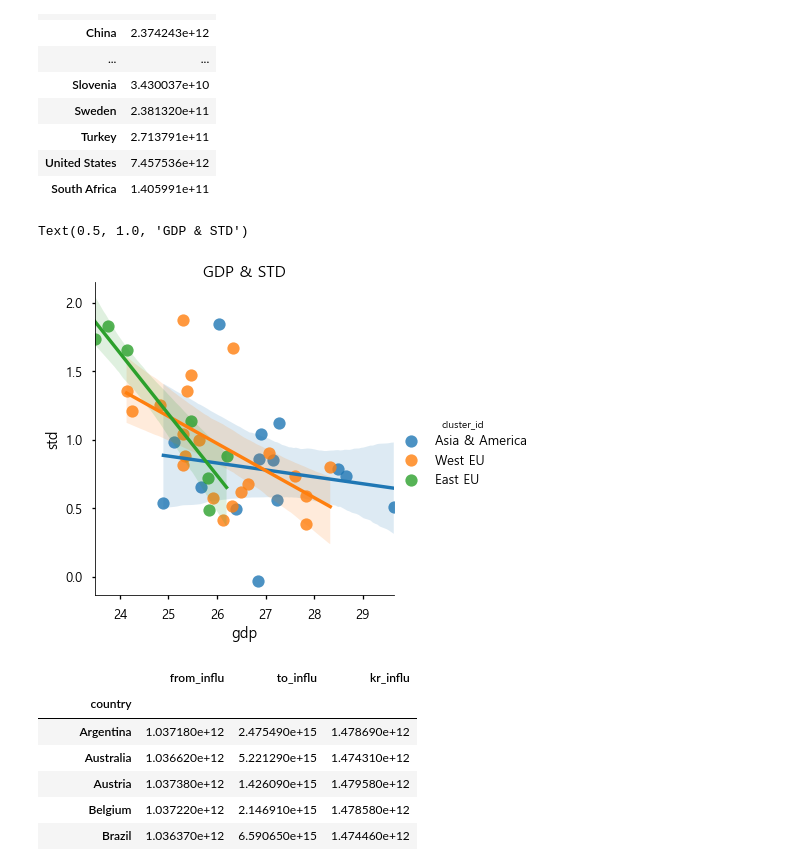
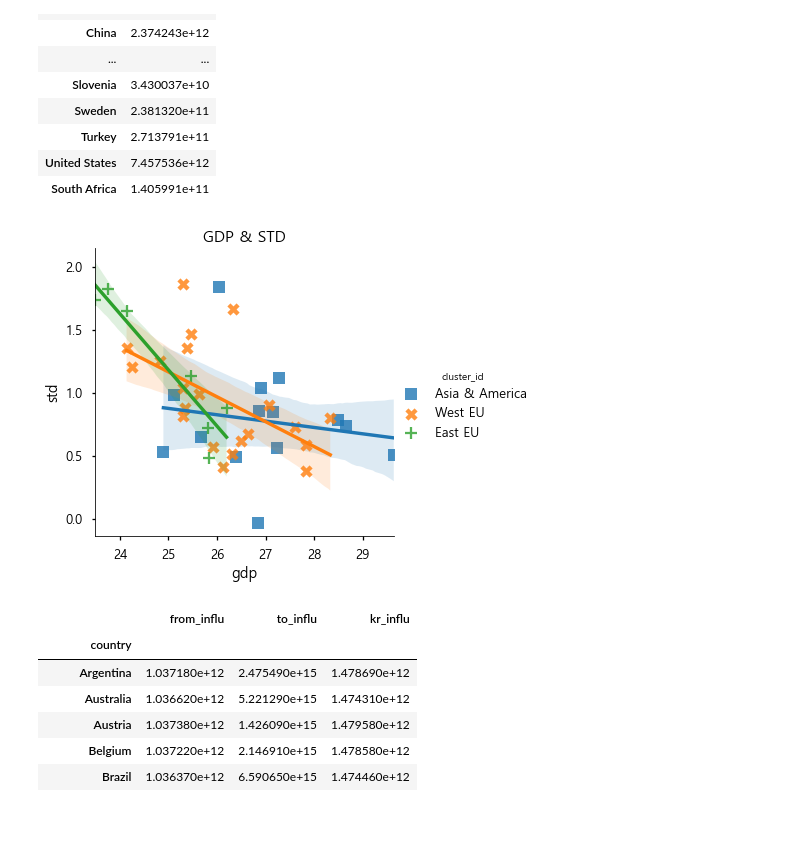
Before and after one commit to KimSungYong97/economic_relation, a Jupyter notebook: project.ipynb, the cells around one changed output. Cells and saved outputs as stored; diff of their text form; code cells hidden in the pictures; blank space fills up the shorter version.

```diff
--- a/project.ipynb
+++ b/project.ipynb
@@ -432,12 +436,14 @@ GDP_volume
 # %%
 data = pd.concat([np.log(GDP_volume),np.log(GDP_time_series_pivot.std())],axis=1)
 data.columns=['gdp','std']
 data['cluster_id']=cluster
-sns.lmplot('gdp','std',data=data,fit_reg=True,scatter_kws={"s":150},hue="cluster_id")
+markers=['s','X','+']
+sns.lmplot('gdp','std',data=data,fit_reg=True,scatter_kws={"s":150},hue="cluster_id",markers=markers)
 plt.title('GDP & STD')
+plt.gcf().subplots_adjust(top=0.95,bottom=0.15)
+plt.savefig('figures/GDP & STD 2', dpi = 500)
 # %% [output]
-Text(0.5, 1.0, 'GDP & STD')
-[figure, old version]
+[figure, new version]
 # %%
 virtual_data=pd.read_csv('./data/influ.csv')
 virtual_data=virtual_data.set_index('country')
```
Also changed, not shown: parts of 19 cells of this notebook.
